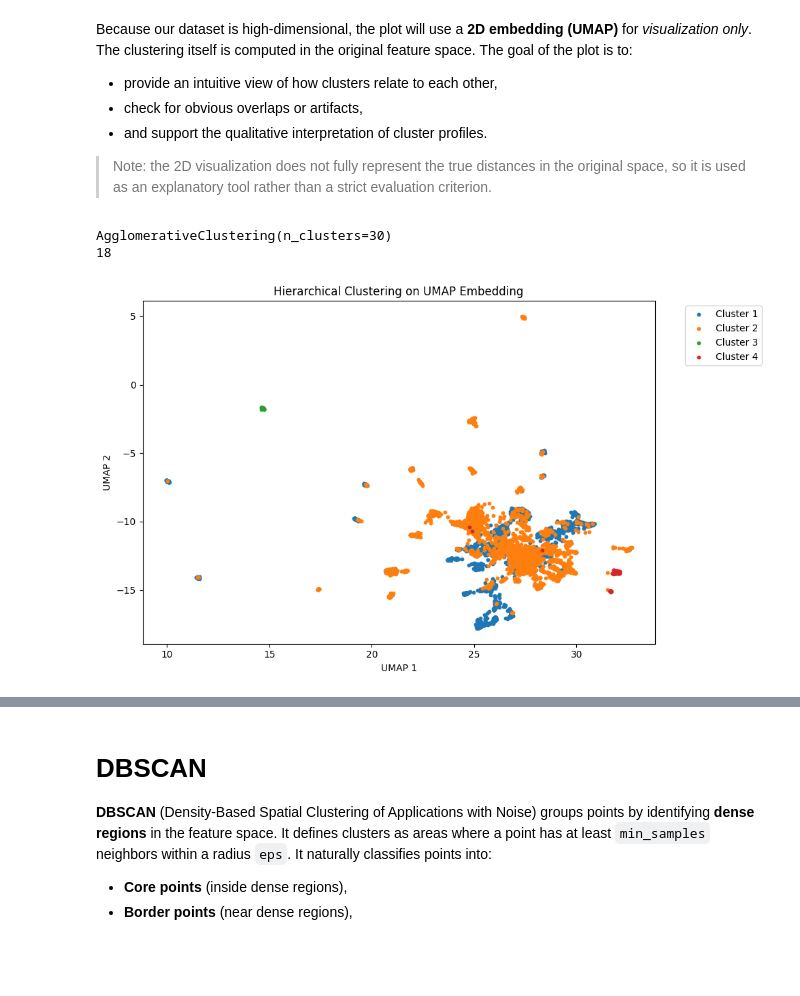
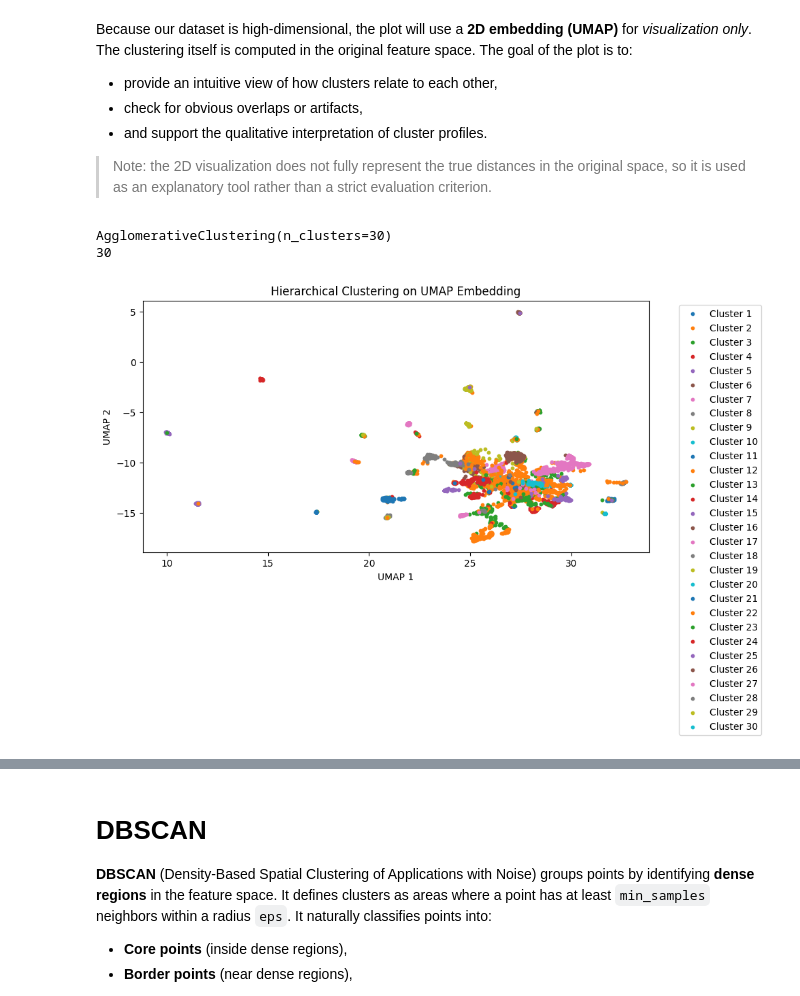
Before and after one commit to Etxarri/ShelterAI, a Jupyter notebook: backend/ai-service/documentation/clustering_models_2.ipynb, the cells around one changed output, grey strips where cells are left out. Cells and saved outputs as stored; diff of their text form; code cells hidden in the pictures; blank space fills up the shorter version.

```diff
--- a/backend/ai-service/documentation/clustering_models_2.ipynb
+++ b/backend/ai-service/documentation/clustering_models_2.ipynb
@@ -556,6 +556,14 @@ def profile_and_interpretability(
     counts = np.array([(labels == c).sum() for c in clusters], dtype=int)
     min_size = int(counts.min())
 
+    non_noise_n = int(counts.sum())
+    max_share = float(counts.max() / max(non_noise_n, 1))
+
+    MAX_CLUSTER_SHARE_TARGET = 0.60  # change to 0.70 if you want more permissive
+    dominance_penalty = 1.0 if max_share <= MAX_CLUSTER_SHARE_TARGET else (MAX_CLUSTER_SHARE_TARGET / max_share)
+    dominance_penalty = float(min(1.0, max(0.0, dominance_penalty)))
+
+
     # Strength + top feature sets
     top_sets = []
     per_cluster_strength = []
@@ -601,7 +609,7 @@ def profile_and_interpretability(
 
     noise_penalty = 1.0 if noise_ratio <= noise_target else (noise_target / max(noise_ratio, 1e-12))
 
-    interpretability = strength * distinctness * size_penalty * k_penalty * noise_penalty
+    interpretability = strength * distinctness * size_penalty * k_penalty * noise_penalty * dominance_penalty
 
     profiles_df = pd.DataFrame(profiles).sort_values("n", ascending=False)
 
@@ -613,7 +621,9 @@ def profile_and_interpretability(
         distinctness=distinctness,
         size_penalty=size_penalty,
         k_penalty=k_penalty,
-        noise_penalty=noise_penalty
+        noise_penalty=noise_penalty,
+        max_share=max_share,
+        dominance_penalty=dominance_penalty
     )
     return interpretability, info, profiles_df
 
@@ -1590,28 +1620,27 @@ print(n_clusters)
 agglomerative_labels = agglomerativeclustering.fit_predict(X_scaled)
 # %% [output]
 AgglomerativeClustering(n_clusters=30)
-18
+30
 # %%
 plt.figure(figsize=(10, 6))
 
-n_clusters = len(np.unique(agglomerative_labels))
 cmap = plt.cm.get_cmap('tab20', n_clusters)
 
 for i in range(n_clusters):
     mask = agglomerative_labels == i
     plt.scatter(
         train_df.loc[mask, 'umap1'],
         train_df.loc[mask, 'umap2'],
         s=10,
         label=f'Cluster {i + 1}'
     )
 
 plt.xlabel('UMAP 1')
 plt.ylabel('UMAP 2')
 plt.title("Hierarchical Clustering on UMAP Embedding")
 plt.legend(bbox_to_anchor=(1.05, 1), loc='upper left')
 plt.tight_layout()
 plt.show()
 # %% [output]
-[figure, old version]
+[figure, new version]
 # %% [markdown]
```
Also changed, not shown: parts of 26 cells of this notebook, 1 other file.
